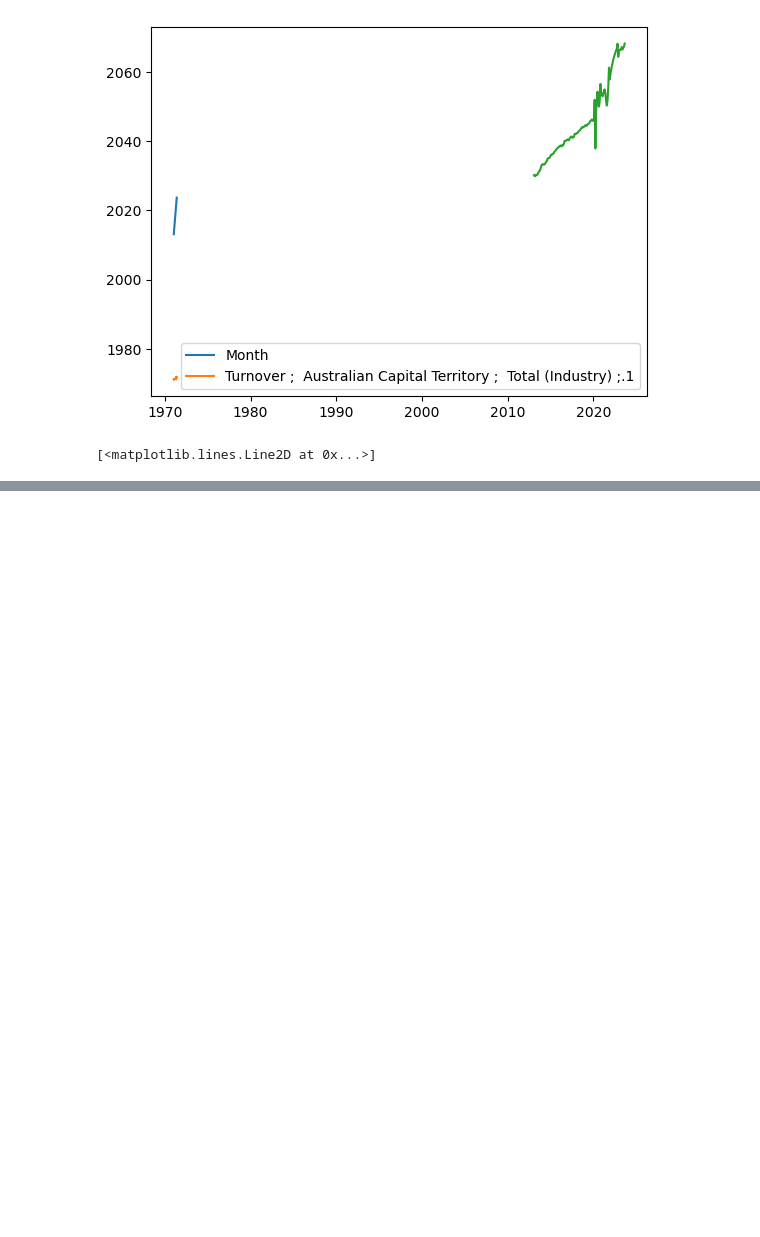
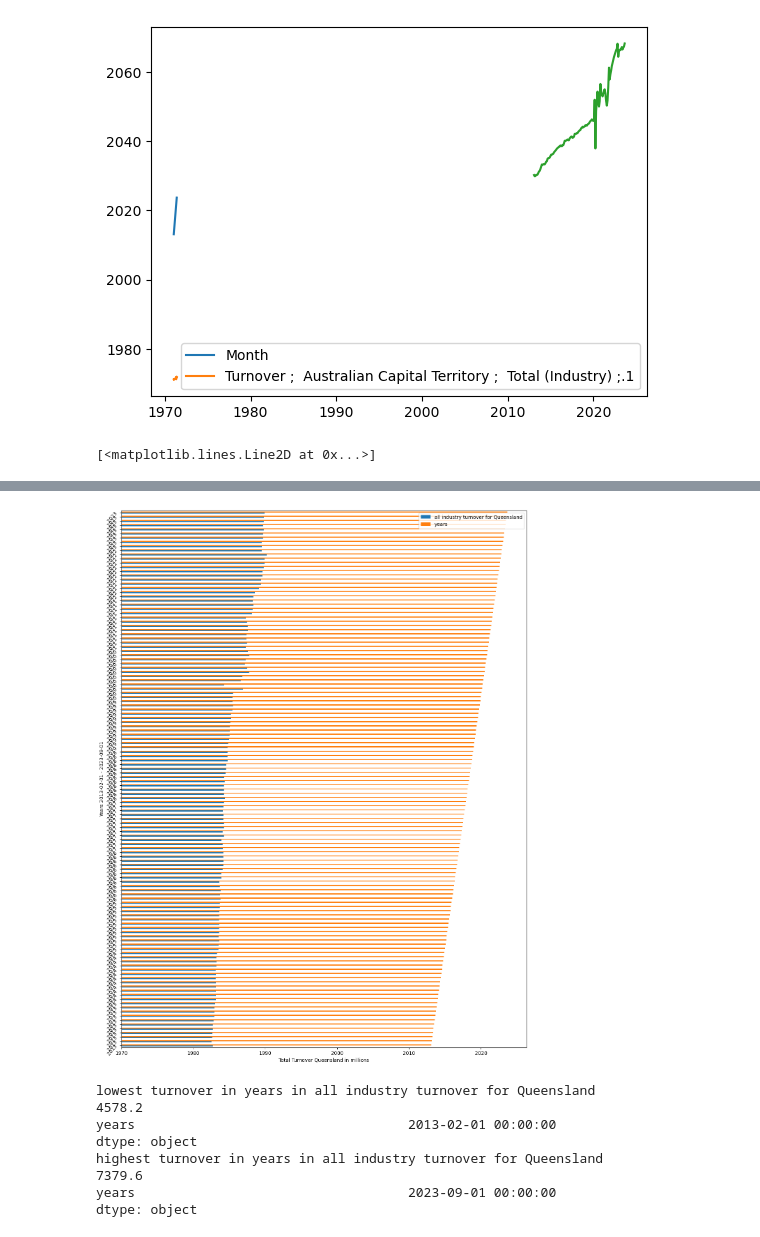
Before and after one commit to benhengyong/Group2, a Jupyter notebook: gayathripriyaDataAnalysis.ipynb, the cells around one changed output, grey strips where cells are left out. Drawn from its saved outputs; the diff is of its cells as text; code cells hidden in the pictures; blank space fills up the shorter version.

```diff
--- a/gayathripriyaDataAnalysis.ipynb
+++ b/gayathripriyaDataAnalysis.ipynb
@@ -122,0 +163,21 @@ seventhplotline
+# %%
+yaxis = data_by_state_Q1data_seasonal['Turnover ;  Queensland ;  Total (Industry) ;.1'].array
+yaxis
+year_Qld = data_by_state_Q1data_seasonal["Month"].array
+Queensland_turnover_df= pd.DataFrame({"all industry turnover for Queensland":yaxis, "years":year_Qld}, index = Year_month)
+lowestturnover_Queensland = Queensland_turnover_df.min()
+highestturnover_Queensland = Queensland_turnover_df.max()
+ax = Queensland_turnover_df.plot.barh(rot= 50, figsize=(15,20))
+ax.set(xlabel = "Total Turnover Queensland in millions")
+ax.set(ylabel = "Years 2013-02-01 - 2023-09-01")
+plt.show()
+print(f"lowest turnover in years in {lowestturnover_Queensland}")
+print(f"highest turnover in years in {highestturnover_Queensland}")
+# %% [output]
+[figure, added]
+lowest turnover in years in all industry turnover for Queensland                 4578.2
+years                                   2013-02-01 00:00:00
+dtype: object
+highest turnover in years in all industry turnover for Queensland                 7379.6
+years                                   2023-09-01 00:00:00
+dtype: object
```
Also changed, not shown: parts of 11 cells of this notebook.
